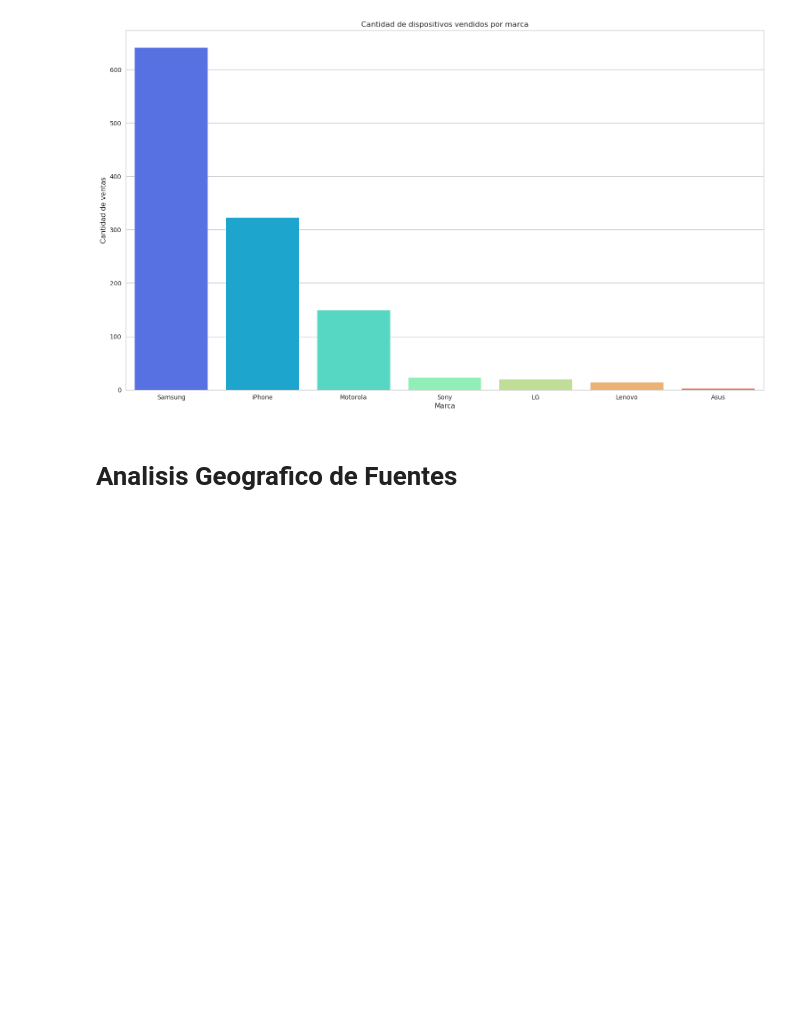
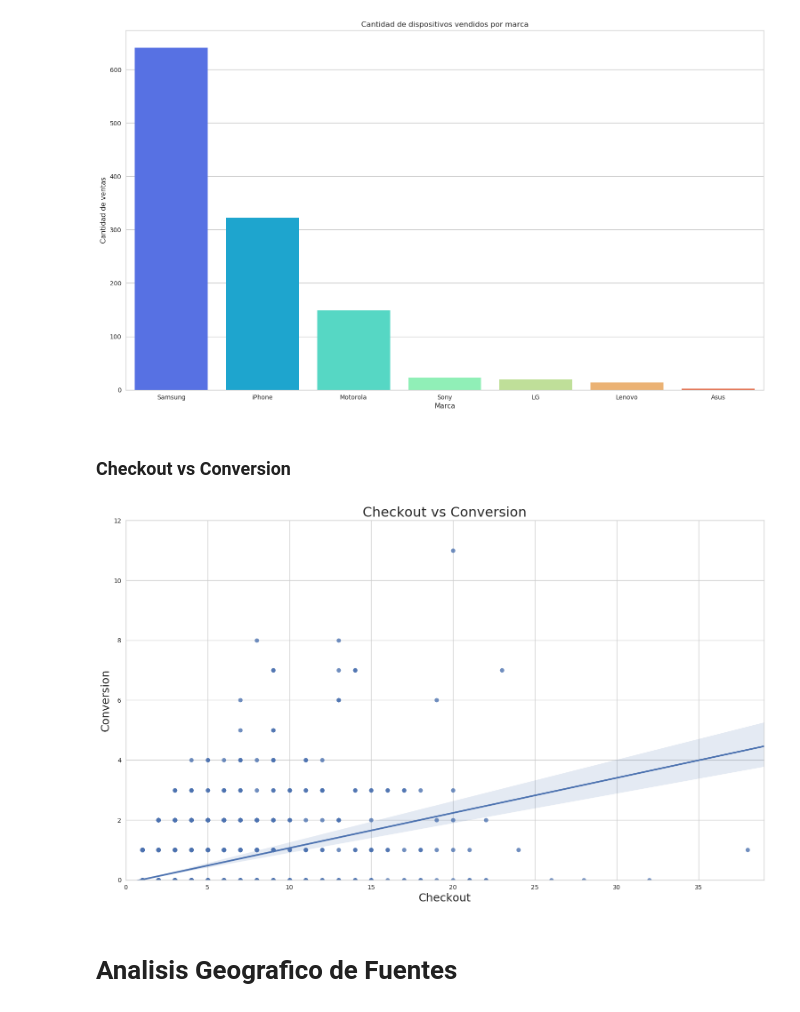
Before and after one commit to bauticanavese/Datos-Tps, a Jupyter notebook: TP1/AnalisisTrocafone.ipynb, the cells around one changed output. Drawn from its saved outputs; the diff is of its cells as text; code cells hidden in the pictures; blank space fills up the shorter version.

Commit message:
Update: checkout vs conv, correcion graficos

```diff
--- a/TP1/AnalisisTrocafone.ipynb
+++ b/TP1/AnalisisTrocafone.ipynb
@@ -189,6 +189,31 @@ g.get_figure().set_size_inches(18.5, 10.5, forward=True)
 g.get_figure().savefig('img/ventas_por_marca.png')
 # %% [output]
 [figure]
+# %% [markdown]
+### Checkout vs Conversion
+# %%
+# Filtro eventos por checkout y conversion
+checkout_vs_conver = eventos_2018.loc[(eventos_2018['event'] == 'checkout') | (eventos_2018['event'] == 'conversion')].groupby('person')['event'].value_counts()
+
+checkout_vs_conver = checkout_vs_conver.unstack().fillna(0)
+checkout_vs_conver.reset_index(inplace=True)
+# Filtramos los datos, no puede haber una conversion sin antes un checkout o mas conversiones que chekout.
+checkout_vs_conver = checkout_vs_conver.loc[checkout_vs_conver['conversion'] <= checkout_vs_conver['checkout']]
+
+# Plot
+g = sns.regplot(x="checkout", y="conversion", data=checkout_vs_conver)
+g.set_title("Checkout vs Conversion", fontsize=22)
+g.set_xlabel("Checkout",fontsize=18)
+g.set_ylabel("Conversion", fontsize=18)
+# Limites
+g.set_xlim(0, checkout_vs_conver['checkout'].max()+1)
+g.set_ylim(0, checkout_vs_conver['conversion'].max()+1)
+f = g.get_figure()
+
+f.set_size_inches(18.5, 10.5, forward=True)
+#f.savefig('img/new_vs_returning_mes.png')
+# %% [output]
+[figure, added]
 # %% [markdown]
 # Analisis Geografico de Fuentes
 # %% [markdown]
```
Also changed, not shown: parts of 2 cells of this notebook.
